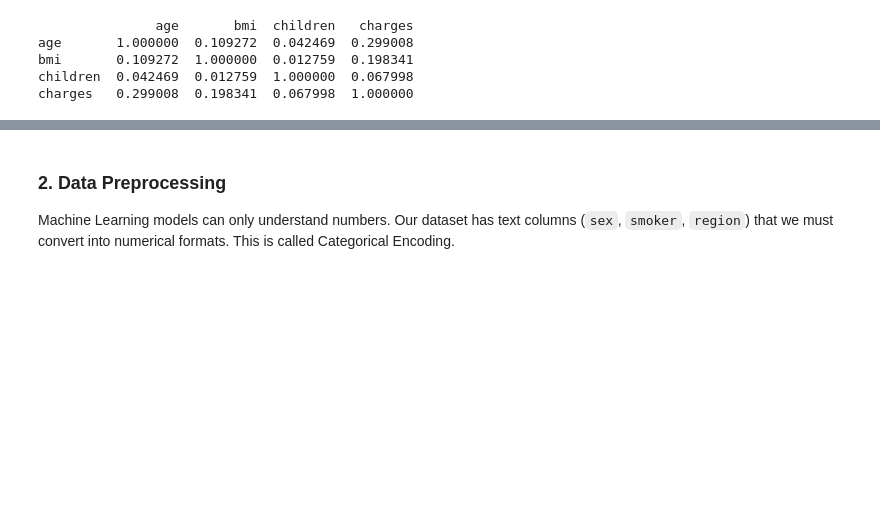
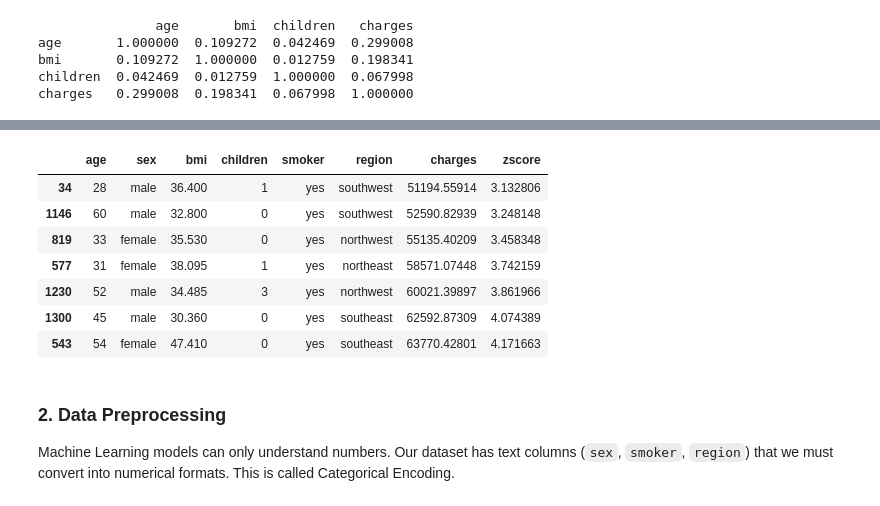
Before and after one commit to shsaniya04/Machine-Learning, a Jupyter notebook: 1_SL_Regression.ipynb, the cells around one changed output, grey strips where cells are left out. Saved outputs shown, nothing was run; the diff lists cells and outputs as text; code cells hidden in the pictures; blank space fills up the shorter version.

```diff
--- a/1_SL_Regression.ipynb
+++ b/1_SL_Regression.ipynb
@@ -164,3 +268,17 @@ charges   0.299008  0.198341  0.067998  1.000000
+# %%
+from scipy.stats import zscore
+df['zscore'] = zscore(df['charges'])
+outliers = df[df['zscore'].abs() > 3]
+outliers.sort_values('charges', ascending = True)
+# %% [output]
+|  | age | sex | bmi | children | smoker | region | charges | zscore |
+| 34 | 28 | male | 36.400 | 1 | yes | southwest | 51194.55914 | 3.132806 |
+| 1146 | 60 | male | 32.800 | 0 | yes | southwest | 52590.82939 | 3.248148 |
+| 819 | 33 | female | 35.530 | 0 | yes | northwest | 55135.40209 | 3.458348 |
+| 577 | 31 | female | 38.095 | 1 | yes | northeast | 58571.07448 | 3.742159 |
+| 1230 | 52 | male | 34.485 | 3 | yes | northwest | 60021.39897 | 3.861966 |
+| 1300 | 45 | male | 30.360 | 0 | yes | southeast | 62592.87309 | 4.074389 |
+| 543 | 54 | female | 47.410 | 0 | yes | southeast | 63770.42801 | 4.171663 |
 # %% [markdown]
 ### **2. Data Preprocessing**
 Machine Learning models can only understand numbers. Our dataset has text columns (`sex`, `smoker`, `region`) that we must convert into numerical formats. This is called Categorical Encoding.
```
Also changed, not shown: parts of 13 cells of this notebook.
